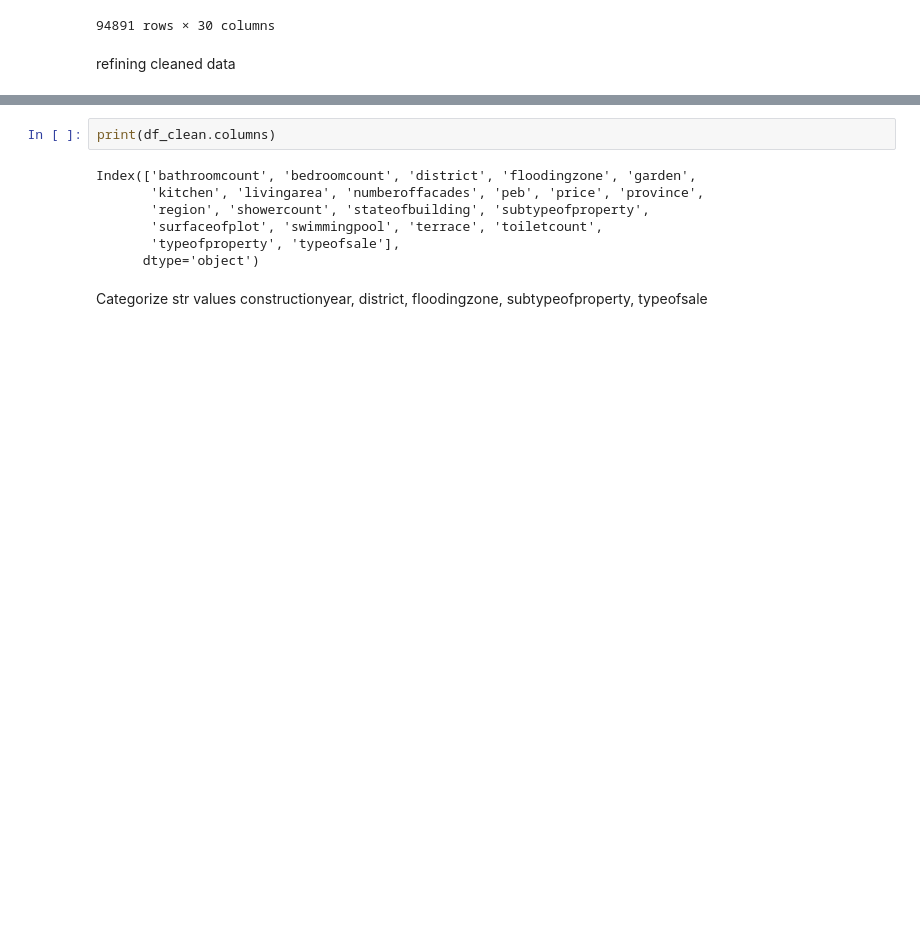
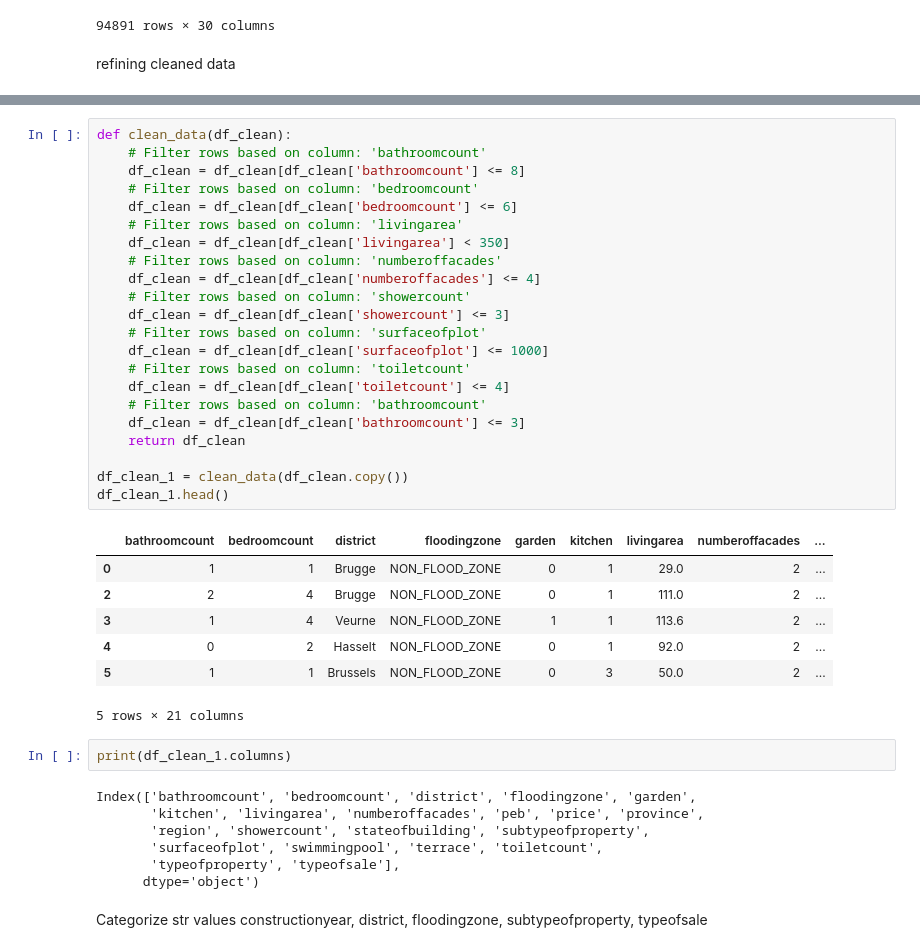
Before and after one commit to AdrienPiette/immoModel, a Jupyter notebook: notebookmodeltraining.ipynb, the cells around one changed output, grey strips where cells are left out. Drawn from its saved outputs; the diff is of its cells as text; blank space fills up the shorter version.

```diff
--- a/notebookmodeltraining.ipynb
+++ b/notebookmodeltraining.ipynb
@@ -92,8 +93,38 @@ df_clean.head()
 | 3 | 1 | 4 | Veurne | NON_FLOOD_ZONE | 1 | 1 | 113.6 | 2 | ... |
 | 4 | 0 | 2 | Hasselt | NON_FLOOD_ZONE | 0 | 1 | 92.0 | 2 | ... |
 5 rows × 21 columns
+# %%
+def clean_data(df_clean):
+    # Filter rows based on column: 'bathroomcount'
+    df_clean = df_clean[df_clean['bathroomcount'] <= 8]
+    # Filter rows based on column: 'bedroomcount'
+    df_clean = df_clean[df_clean['bedroomcount'] <= 6]
+    # Filter rows based on column: 'livingarea'
+    df_clean = df_clean[df_clean['livingarea'] < 350]
+    # Filter rows based on column: 'numberoffacades'
+    df_clean = df_clean[df_clean['numberoffacades'] <= 4]
+    # Filter rows based on column: 'showercount'
+    df_clean = df_clean[df_clean['showercount'] <= 3]
+    # Filter rows based on column: 'surfaceofplot'
+    df_clean = df_clean[df_clean['surfaceofplot'] <= 1000]
+    # Filter rows based on column: 'toiletcount'
+    df_clean = df_clean[df_clean['toiletcount'] <= 4]
+    # Filter rows based on column: 'bathroomcount'
+    df_clean = df_clean[df_clean['bathroomcount'] <= 3]
+    return df_clean
+
+df_clean_1 = clean_data(df_clean.copy())
+df_clean_1.head()
+# %% [output]
+|  | bathroomcount | bedroomcount | district | floodingzone | garden | kitchen | livingarea | numberoffacades | ... |
+| 0 | 1 | 1 | Brugge | NON_FLOOD_ZONE | 0 | 1 | 29.0 | 2 | ... |
+| 2 | 2 | 4 | Brugge | NON_FLOOD_ZONE | 0 | 1 | 111.0 | 2 | ... |
+| 3 | 1 | 4 | Veurne | NON_FLOOD_ZONE | 1 | 1 | 113.6 | 2 | ... |
+| 4 | 0 | 2 | Hasselt | NON_FLOOD_ZONE | 0 | 1 | 92.0 | 2 | ... |
+| 5 | 1 | 1 | Brussels | NON_FLOOD_ZONE | 0 | 3 | 50.0 | 2 | ... |
+5 rows × 21 columns
 # %%
-print(df_clean.columns)
+print(df_clean_1.columns)
 # %% [output]
 Index(['bathroomcount', 'bedroomcount', 'district', 'floodingzone', 'garden',
        'kitchen', 'livingarea', 'numberoffacades', 'peb', 'price', 'province',
```
Also changed, not shown: parts of 13 cells of this notebook, 7 other files.
